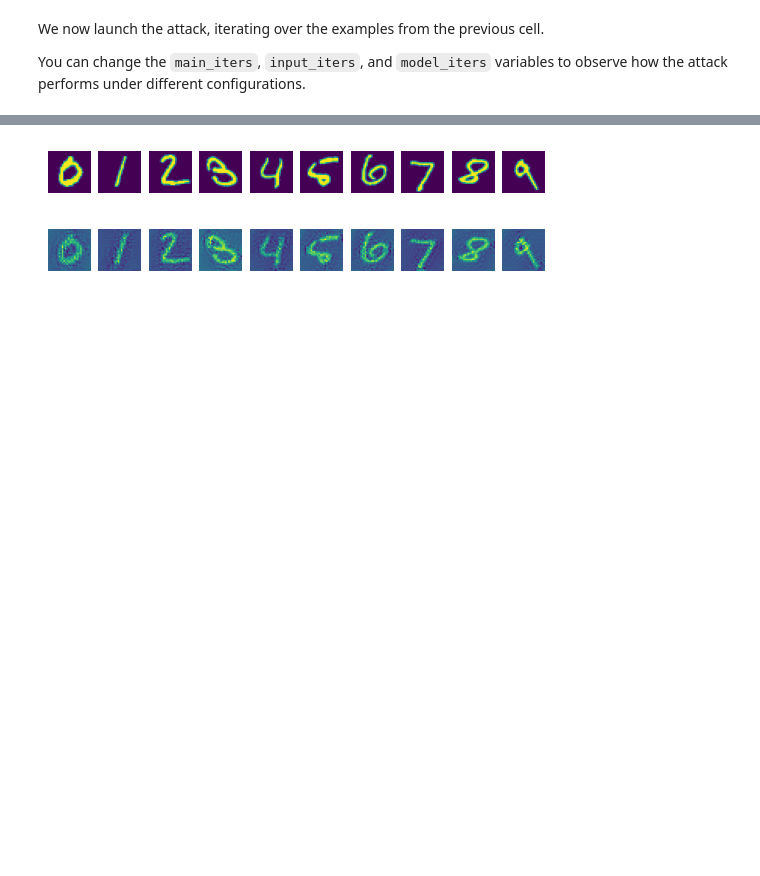
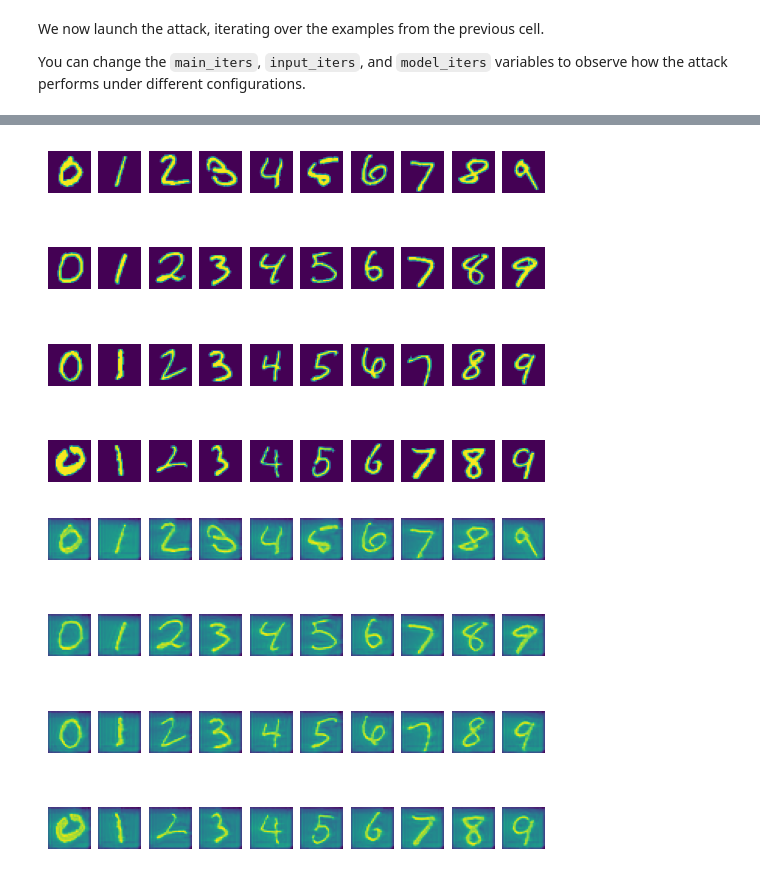
Before and after one commit to Andron00e/private-knowledge, a Jupyter notebook: unsplit/model_inversion_stealing.ipynb, the cells around one changed output, grey strips where cells are left out. Cells and saved outputs as stored; diff of their text form; code cells hidden in the pictures; blank space fills up the shorter version.

```diff
--- a/unsplit/model_inversion_stealing.ipynb
+++ b/unsplit/model_inversion_stealing.ipynb
@@ -12,7 +12,7 @@ from unsplit.util import *
 # %% [markdown]
 Change the dataset and split layer values as desired. Dataset can be one of `mnist`, `f_mnist`, or `cifar` while the split depth is between 1 and 6 for MNIST datasets, and 1 and 8 for the CIFAR dataset.
 # %%
-split_layer = 2
+split_layer = 1
 # %%
 dataset = 'mnist'
 
@@ -87,9 +84,9 @@ We are now ready to launch the attack. The next code cell loads `COUNT` many exa
 # %%
-COUNT = 1
+COUNT = 4
 
 inversion_targets = [get_examples_by_class(testset, c, count=COUNT) for c in range(10)]
 targetloader = torch.utils.data.DataLoader(inversion_targets, shuffle=False)
 mse = torch.nn.MSELoss()
 
-display_imagelist(inversion_targets, 28, 28)
+display_imagelist(inversion_targets, 28, 28, count=COUNT)
 # %% [output]
@@ -98,3 +95,7 @@ display_imagelist(inversion_targets, 28, 28)
 We now launch the attack, iterating over the examples from the previous cell.
 
 You can change the `main_iters`, `input_iters`, and `model_iters` variables to observe how the attack performs under different configurations.
+# %%
+for id,target in enumerate(targetloader):
+    print(id, target)
+    break
@@ -101,25 +120,41 @@ You can change the `main_iters`, `input_iters`, and `model_iters` variables to o
 # %%
 results, losses = [], []
-for idx, target in enumerate(targetloader):
+#for idx, target in enumerate(targetloader):
+for _, nested in enumerate(targetloader):
+    if COUNT == 1:
     # obtain client output
-    client_out = client(target, end=split_layer)
+        client_out = client(target, end=split_layer)
 
-    # perform the attack
-    result = unsplit.model_inversion_stealing(clone, split_layer, client_out, target.size() ,main_iters=1000, input_iters=100, model_iters=100)
+        # perform the attack
+        result = unsplit.model_inversion_stealing(clone, split_layer, client_out, target.size() ,main_iters=5, input_iters=100, model_iters=100)
 
-    # save result
-    if dataset == 'cifar':
-        result = normalize(result)
-    results.append(result)
-    loss = mse(result, target)
-    losses.append(loss)
+        # save result
+        if dataset == 'cifar':
+            result = normalize(result)
+        results.append(result)
+        loss = mse(result, target)
+        losses.append(loss)
+    else:
+        for idx, target in enumerate(nested):
+            client_out = client(target, end=split_layer)
+            result = unsplit.model_inversion_stealing(clone, split_layer, client_out, target.size() ,main_iters=5, input_iters=100, model_iters=100)
+
+            if dataset == 'cifar':
+                result = normalize(result)
+            results.append(result)
+            loss = mse(result, target)
+            losses.append(loss)
+
+            #display_imagelist(inversion_targets, 28, 28, count=COUNT)
+            #display_imagelist(results, 28, 28, count=COUNT)
 
 if dataset == 'cifar':
     display_cifar(inversion_targets)
     display_cifar(results)
 else:
-    display_imagelist(inversion_targets, 28, 28)
-    display_imagelist(results, 28, 28)
+    display_imagelist(inversion_targets, 28, 28, count=COUNT)
+    reshaped_results = [results[i*COUNT:(i+1)*COUNT] for i in range(10)]
+    display_imagelist(reshaped_results, 28, 28, count=COUNT)
 # %% [output]
-[figure, old version]
+[figure, new version]
-[figure, old version]
+[figure, new version]
```
Also changed, not shown: parts of 11 cells of this notebook, 10 other files.
